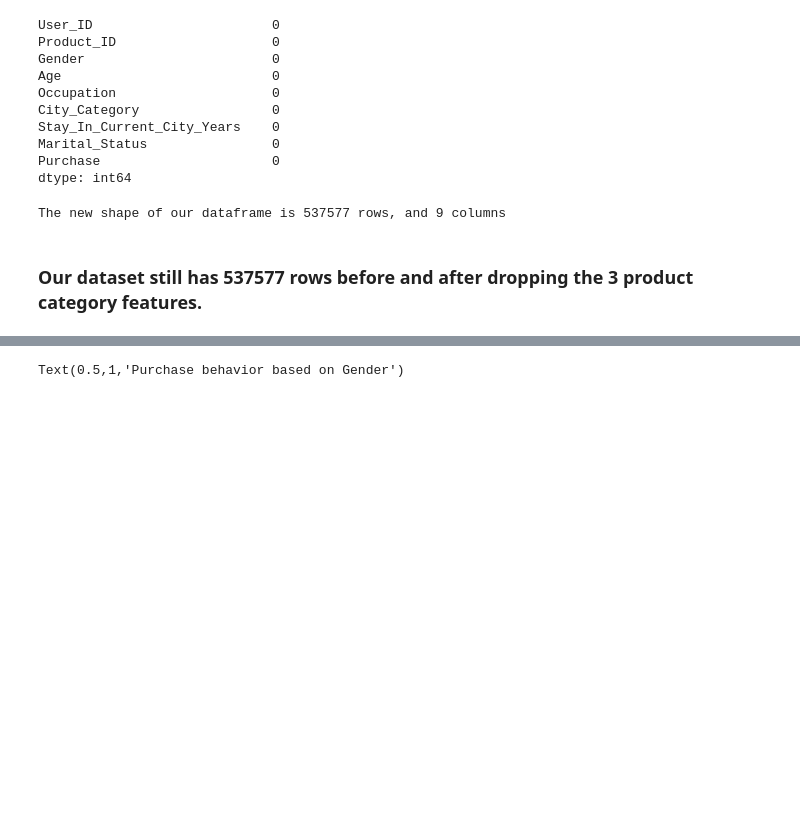
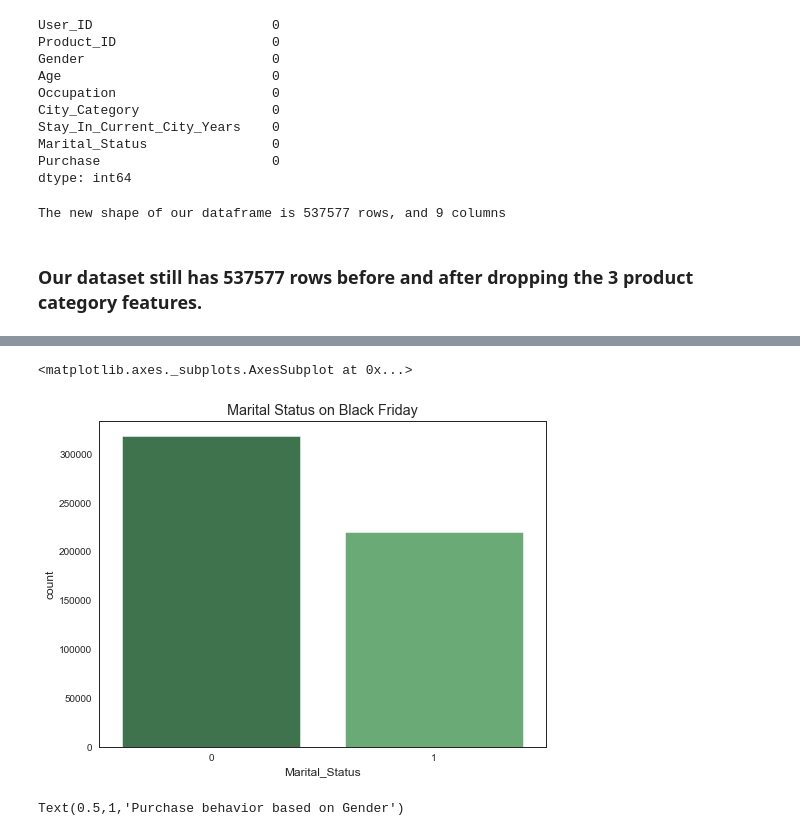
Before and after one commit to jmeisele/Kaggle, a Jupyter notebook: MarketingBlackFridayFinalProject.ipynb, the cells around one changed output, grey strips where cells are left out. Saved outputs shown, nothing was run; the diff lists cells and outputs as text; code cells hidden in the pictures; blank space fills up the shorter version.

```diff
--- a/MarketingBlackFridayFinalProject.ipynb
+++ b/MarketingBlackFridayFinalProject.ipynb
@@ -130,3 +131,10 @@ sns.countplot(df['Gender'], palette="Greens_d")
+# %%
+# Majority of customers were single
+plt.title("Marital Status on Black Friday")
+sns.countplot(df['Marital_Status'], palette="Greens_d")
+# %% [output]
+<matplotlib.axes._subplots.AxesSubplot at 0x...>
+[figure, added]
 # %%
 # Compare Male vs Female Spending Distributions
 plot_distribution(df, var = 'Purchase', target = 'Gender')
```
Also changed, not shown: parts of 49 cells of this notebook.
